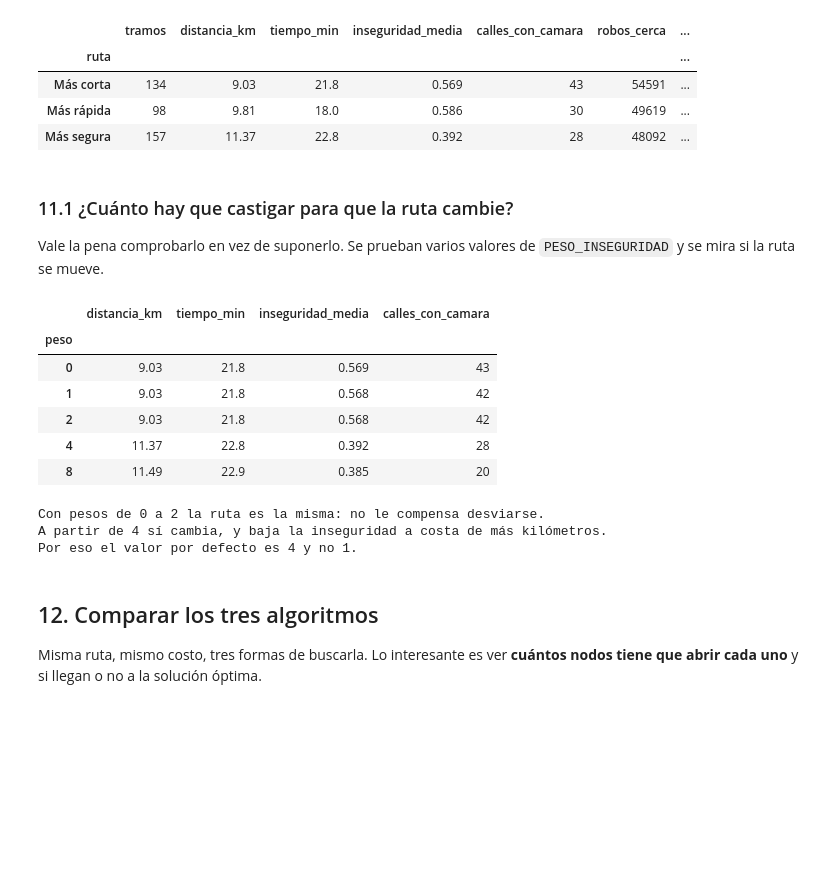
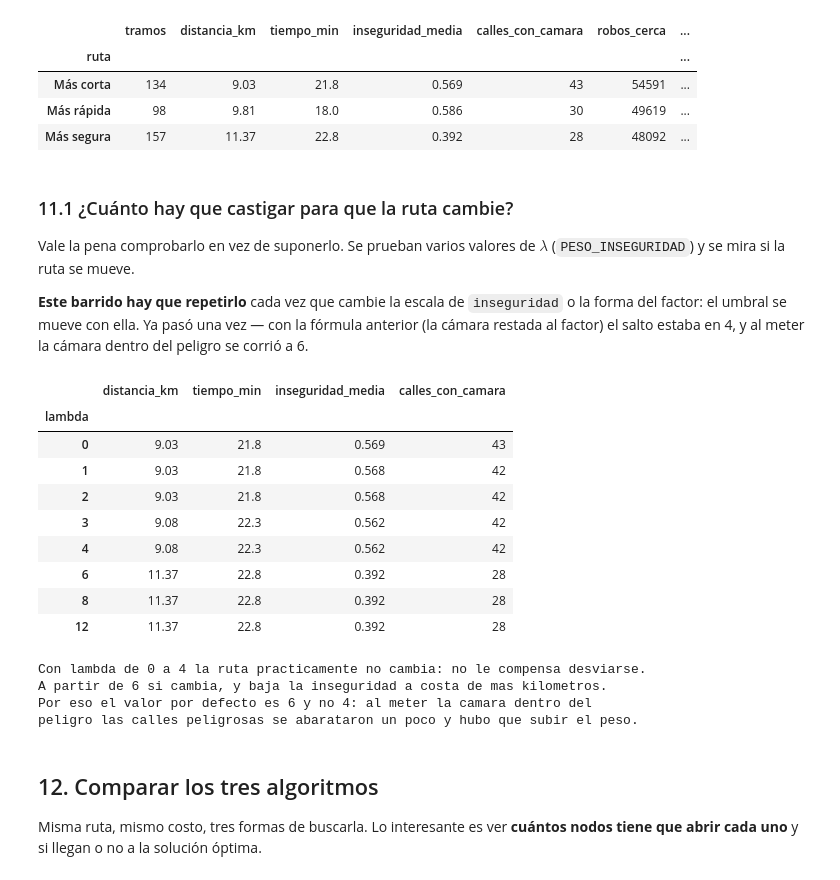
Before and after one commit to Bostjansito/MapasMED, a Jupyter notebook: Ruteo_Multiobjetivo_Medellin.ipynb, the cells around one changed output. Drawn from its saved outputs; the diff is of its cells as text; code cells hidden in the pictures; blank space fills up the shorter version.

Commit message:
Costo con camara multiplicativa, heuristica con mirada de dos niveles, y eliminacion del front

```diff
--- a/Ruteo_Multiobjetivo_Medellin.ipynb
+++ b/Ruteo_Multiobjetivo_Medellin.ipynb
@@ -1147,46 +1359,59 @@ Franja: noche
 # %% [markdown]
 ### 11.1 ¿Cuánto hay que castigar para que la ruta cambie?
 
-Vale la pena comprobarlo en vez de suponerlo. Se prueban varios valores de `PESO_INSEGURIDAD`
-y se mira si la ruta se mueve.
+Vale la pena comprobarlo en vez de suponerlo. Se prueban varios valores de $\lambda$
+(`PESO_INSEGURIDAD`) y se mira si la ruta se mueve.
+
+**Este barrido hay que repetirlo** cada vez que cambie la escala de `inseguridad` o la forma
+del factor: el umbral se mueve con ella. Ya pasó una vez — con la fórmula anterior (la cámara
+restada al factor) el salto estaba en 4, y al meter la cámara dentro del peligro se corrió
+a 6.
 # %%
 # OJO: esta celda tarda un poco porque corre A* varias veces sobre toda la ciudad.
-from copy import copy
+#
+# Este barrido HAY QUE REPETIRLO cada vez que cambie la escala de
+# "inseguridad" o la forma del factor: el umbral se mueve con ella.
+# De hecho ya paso: con la formula anterior (camara restada) el salto
+# estaba en 4; con la camara multiplicativa se corrio a 6.
 
 pruebas = []
-for peso in [0, 1, 2, 4, 8]:
-    factor = (1 + peso * aristas["inseguridad_noche"]
-                - BONO_CAMARA * aristas["tiene_camara"]).clip(lower=FACTOR_MINIMO)
-    aristas["costo_prueba"] = aristas["distancia_m"] * factor
+for peso in [0, 1, 2, 3, 4, 6, 8, 12]:
+    s = aristas["inseguridad_noche"] * (1 - BONO_CAMARA * aristas["tiene_camara"])
+    aristas["costo_prueba"] = aristas["distancia_m"] * (1 + peso * s)
 
     vecinos_prueba = construir_vecinos(aristas, "costo_prueba")
     heuristica_prueba = crear_heuristica(buscar_nodo("Parque de El Poblado"), "seguridad")
     camino_prueba, _, _ = a_estrella(vecinos_prueba,
                                      buscar_nodo("San Javier"),
                                      buscar_nodo("Parque de El Poblado"),
                                      heuristica_prueba)
     r = resumir_camino(camino_prueba, "noche")
-    r["peso"] = peso
+    r["lambda"] = peso
     pruebas.append(r)
 
 aristas.drop(columns=["costo_prueba"], inplace=True)
-tabla_pruebas = pd.DataFrame(pruebas).set_index("peso")
+tabla_pruebas = pd.DataFrame(pruebas).set_index("lambda")
 display(tabla_pruebas[["distancia_km", "tiempo_min", "inseguridad_media", "calles_con_camara"]])
 
-print("Con pesos de 0 a 2 la ruta es la misma: no le compensa desviarse.")
-print("A partir de 4 sí cambia, y baja la inseguridad a costa de más kilómetros.")
-print("Por eso el valor por defecto es 4 y no 1.")
+print("Con lambda de 0 a 4 la ruta practicamente no cambia: no le compensa desviarse.")
+print("A partir de 6 si cambia, y baja la inseguridad a costa de mas kilometros.")
+print("Por eso el valor por defecto es 6 y no 4: al meter la camara dentro del")
+print("peligro las calles peligrosas se abarataron un poco y hubo que subir el peso.")
 # %% [output]
 |  | distancia_km | tiempo_min | inseguridad_media | calles_con_camara |
-| peso |  |  |  |  |
+| lambda |  |  |  |  |
 | 0 | 9.03 | 21.8 | 0.569 | 43 |
 | 1 | 9.03 | 21.8 | 0.568 | 42 |
 | 2 | 9.03 | 21.8 | 0.568 | 42 |
-| 4 | 11.37 | 22.8 | 0.392 | 28 |
-| 8 | 11.49 | 22.9 | 0.385 | 20 |
+| 3 | 9.08 | 22.3 | 0.562 | 42 |
+| 4 | 9.08 | 22.3 | 0.562 | 42 |
+| 6 | 11.37 | 22.8 | 0.392 | 28 |
+| 8 | 11.37 | 22.8 | 0.392 | 28 |
+| 12 | 11.37 | 22.8 | 0.392 | 28 |
-Con pesos de 0 a 2 la ruta es la misma: no le compensa desviarse.
-A partir de 4 sí cambia, y baja la inseguridad a costa de más kilómetros.
-Por eso el valor por defecto es 4 y no 1.
+Con lambda de 0 a 4 la ruta practicamente no cambia: no le compensa desviarse.
+A partir de 6 si cambia, y baja la inseguridad a costa de mas kilometros.
+Por eso el valor por defecto es 6 y no 4: al meter la camara dentro del
+peligro las calles peligrosas se abarataron un poco y hubo que subir el peso.
 # %% [markdown]
 ## 12. Comparar los tres algoritmos
 
```
Also changed, not shown: parts of 24 cells of this notebook, 1 other file.
